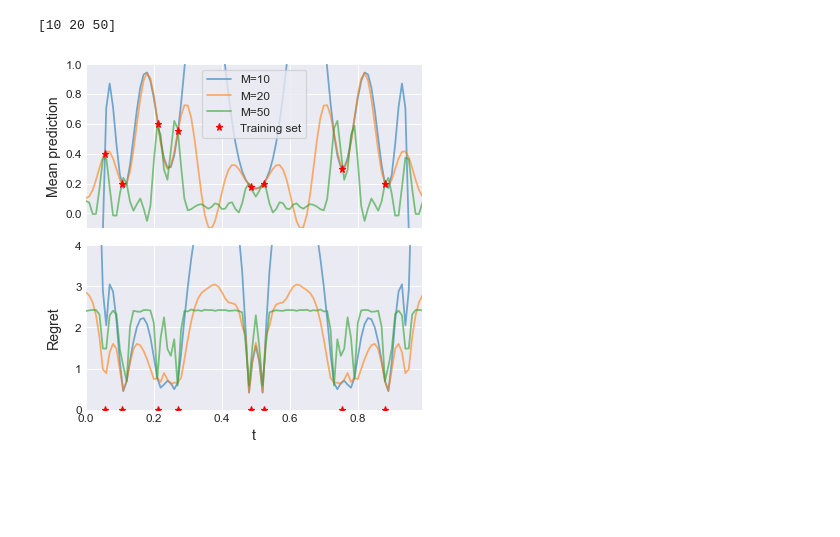
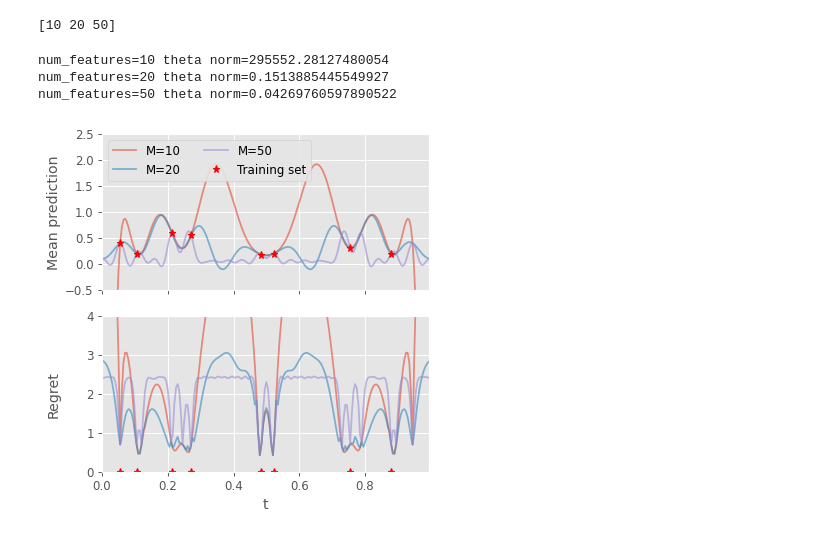
Before and after one commit to kobybibas/pnml_linear_regression_simulation, a Jupyter notebook: notebooks/pnml_syntetic.ipynb, the cells around one changed output. Drawn from its saved outputs; the diff is of its cells as text; code cells hidden in the pictures; blank space fills up the shorter version.

```diff
--- a/notebooks/pnml_syntetic.ipynb
+++ b/notebooks/pnml_syntetic.ipynb
@@ -20,8 +13 @@ from data_utils.synthetic_data_utils import data_type_dict
 from post_simulation_utils import load_simulation_results
-# %%
-# Plot params
-mpl.style.use("seaborn-dark")
-mpl.rcParams["axes.grid"] = True
-mpl.rcParams["legend.frameon"] = True
-mpl.rcParams["figure.dpi"] = 85
-mpl.rcParams["axes.labelsize"] = "large"
@@ -30,12 +19,9 @@ mpl.rcParams["axes.labelsize"] = "large"
 # %%
 if True:  # Fourier
     base_dirs = [
-        #         osp.join("..", "output", "pnml_fourier_3_20201126_151120"),
-#         osp.join("..", "output", "pnml_fourier_6_20201126_151129"),
-        #         osp.join("..", "output", "pnml_fourier_8_20201126_151137"),
-        osp.join("..", "output", "pnml_fourier_10_20201126_151146"),
-        osp.join("..", "output", "pnml_fourier_20_20201126_151155"),
-        osp.join("..", "output", "pnml_fourier_50_20201126_151158"),
+        osp.join("..", "output", "pnml_fourier_10_20201127_101120"),
+        osp.join("..", "output", "pnml_fourier_20_20201127_101131"),
+        osp.join("..", "output", "pnml_fourier_50_20201127_101134"),
     ]
 
 else:  # Polynomial
@@ -52,39 +38,45 @@ print(num_features_list)
 # %%
 w, h = plt.rcParams.get("figure.figsize")
 fig, axs = plt.subplots(2, 1, figsize=(0.8 * w, 1.2 * h), sharex=True)
 ax = axs[0]
-for num_features in num_features_list:
+for i, num_features in enumerate(num_features_list):
     df_i = df[df.num_features == num_features]
     x_test, y_hat_erm = df_i["x_test"], df_i["y_hat_erm"]
     x_train = ast.literal_eval(df_i.iloc[0]["x_train"])
     y_train = ast.literal_eval(df_i.iloc[0]["y_train"])
     regret = df_i["regret"]
 
     ax = axs[0]
-    ax.plot(x_test, y_hat_erm, label=f"M={num_features}", alpha=0.6)
-    ax.set_ylim(bottom=-0.1,top=1.0)
+    ax.plot(x_test, y_hat_erm, label=f"M={num_features}", color=f"C{i}", alpha=0.6)
+    ax.set_ylim(bottom=-0.5, top=2.5)
 
     ax = axs[1]
-    ax.plot(x_test, regret, alpha=0.6)
+    ax.plot(x_test, regret, color=f"C{i}", alpha=0.6)
     ax.set_ylim(top=4)
+
+    print("num_features={} theta norm={}".format(num_features, df_i["theta_erm_norm"].mean()))
 ax = axs[0]
 ax.plot(x_train, y_train, "r*", label="Training set")
 ax.set_ylabel("Mean prediction")
-ax.legend()
+ax.legend(loc=2, ncol=2)
 ax.set_xlim(x_test.min(), x_test.max())
 
 ax = axs[1]
 ax.plot(x_train, [0] * len(y_train), "r*")
 ax.set_ylim(bottom=0.0)
 ax.set_ylabel("Regret")
 ax.set_xlabel("t")
 plt.tight_layout()
 
-fig.align_ylabels(axs[:])
+plt.tight_layout()
+fig.align_ylabels(axs)
 plt.savefig("../output/figures/pnml_min_norm_pred_and_regret.pdf")
 plt.show()
 # %% [output]
+num_features=10 theta norm=295552.28127480054
+num_features=20 theta norm=0.1513885445549927
+num_features=50 theta norm=0.04269760597890522
-[figure, old version]
+[figure, new version]
 # %%
 w, h = plt.rcParams.get("figure.figsize")
 fig, axs = plt.subplots(
```
Also changed, not shown: parts of 6 cells of this notebook, 11 other files.
